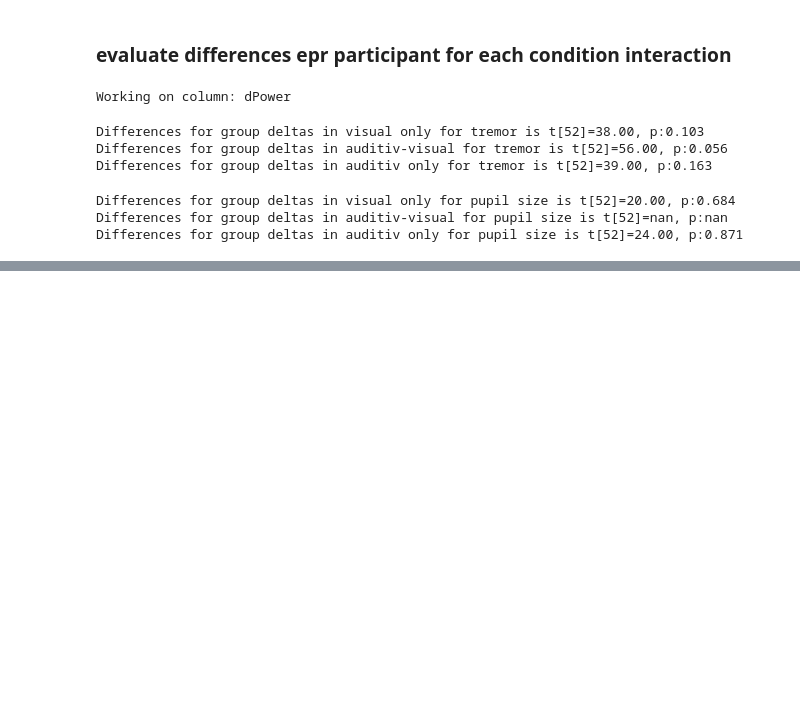
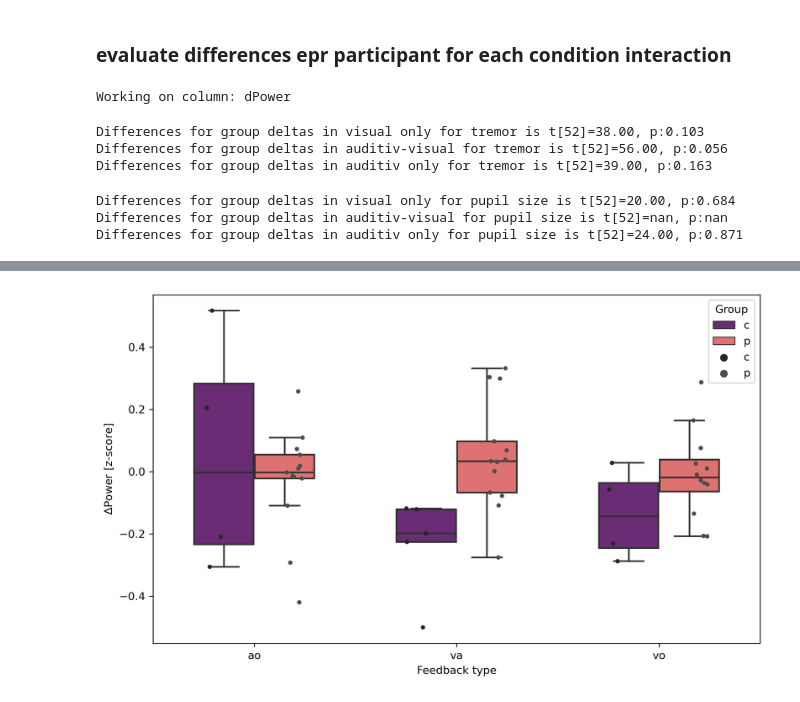
Before and after one commit to JuliusWelzel/tremor_feedback_jw, a Jupyter notebook: scripts/plot02_group_comparison.ipynb, the cells around one changed output, grey strips where cells are left out. Saved outputs shown, nothing was run; the diff lists cells and outputs as text; code cells hidden in the pictures; blank space fills up the shorter version.

```diff
--- a/scripts/plot02_group_comparison.ipynb
+++ b/scripts/plot02_group_comparison.ipynb
@@ -79,0 +85,9 @@ KeyError: 'group_colors'
+# %%
+fig, axs = plt.subplots(1, 1, figsize=(8.5, 5), dpi = 300)
+sns.boxplot(data = diffs, x = 'Feedback type', y = 'dPpl', hue='Group', width=.6,palette=cfg_colors["group_colors"],fliersize=0)
+sns.stripplot(data = diffs, x = 'Feedback type', y = 'dPpl', hue='Group',size=4, color=".3", linewidth=0,dodge=True)
+axs.set_ylabel(r"$\Delta$Power [z-score]")
+fig.tight_layout(pad=0.5, w_pad=0.5, h_pad=0.5)
+fig.savefig(Path.joinpath(dir_plots_group_cmpr, f"group_cmpr_dppl.png"))
+# %% [output]
+[figure, added]
```
Also changed, not shown: parts of 2 cells of this notebook, 1 other file.
